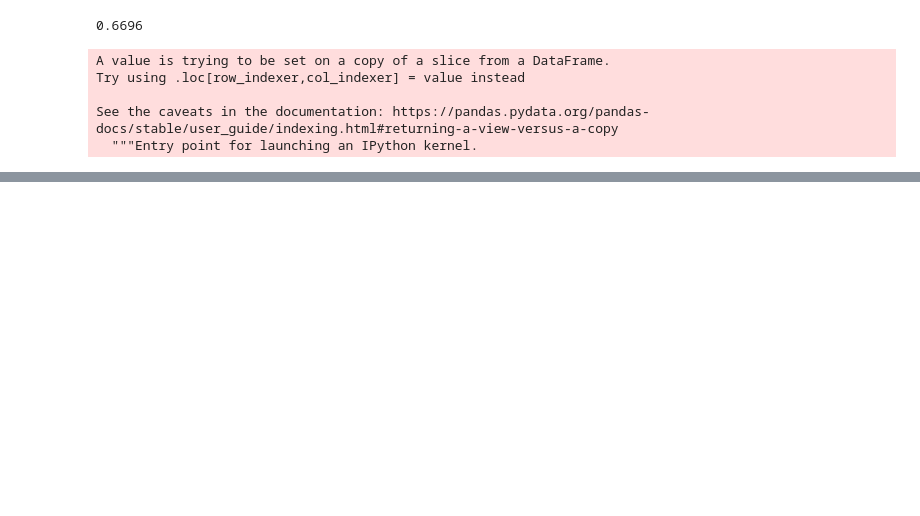
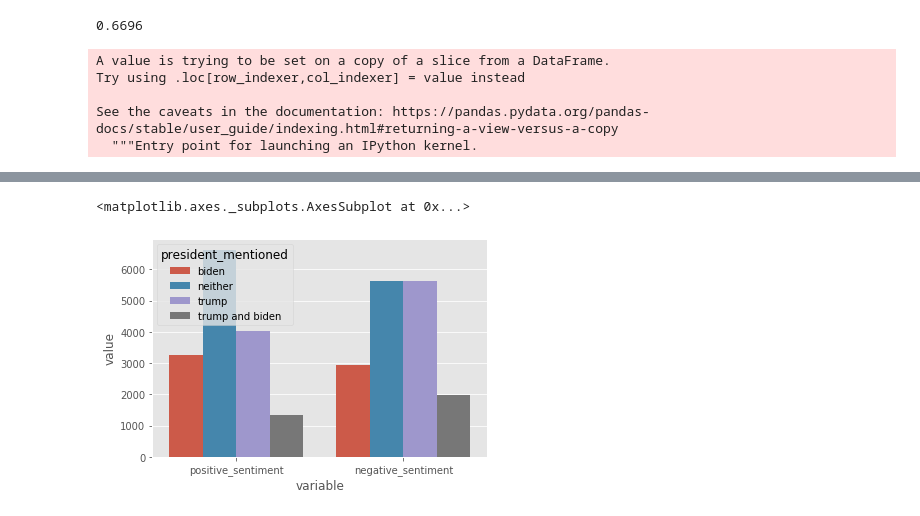
Before and after one commit to annewbarry/trick-or-tweet, a Jupyter notebook: src/Twitter_EDA.ipynb, the cells around one changed output, grey strips where cells are left out. Saved outputs shown, nothing was run; the diff lists cells and outputs as text; code cells hidden in the pictures; blank space fills up the shorter version.

```diff
--- a/src/Twitter_EDA.ipynb
+++ b/src/Twitter_EDA.ipynb
@@ -777,0 +435,3 @@ sns.barplot(x = 'created_at', y = 'sentiment', data=sentiment_tweets, hue='presi
+# %%
+positive_sentiment = pd.DataFrame(positive_sentiment.groupby(['created_at', 'president_mentioned']).count()['sentiment']).reset_index()
+positive_sentiment.columns = ['created_at','president_mentioned','positive_sentiment']; positive_sentiment
@@ -777,0 +452,3 @@ sns.barplot(x = 'created_at', y = 'sentiment', data=sentiment_tweets, hue='presi
+# %%
+negative_sentiment = pd.DataFrame(negative_sentiment.groupby(['created_at', 'president_mentioned']).count()['sentiment']).reset_index()
+negative_sentiment.columns = ['created_at','president_mentioned','negative_sentiment']; negative_sentiment
@@ -777,0 +476,4 @@ sns.barplot(x = 'created_at', y = 'sentiment', data=sentiment_tweets, hue='presi
+# %%
+sentiment_count = pd.merge(positive_sentiment, negative_sentiment)
+# %%
+sentiment_count = pd.melt(sentiment_count, ['created_at','president_mentioned'])
@@ -777,0 +500,7 @@ sns.barplot(x = 'created_at', y = 'sentiment', data=sentiment_tweets, hue='presi
+# %%
+sns.barplot(x = sentiment_count[sentiment_count.created_at == '2020-09-30'].variable,
+                y = sentiment_count[sentiment_count.created_at == '2020-09-30'].value,
+                hue = sentiment_count[sentiment_count.created_at == '2020-09-30'].president_mentioned)
+# %% [output]
+<matplotlib.axes._subplots.AxesSubplot at 0x...>
+[figure, added]
```
Also changed, not shown: parts of 18 cells of this notebook.
